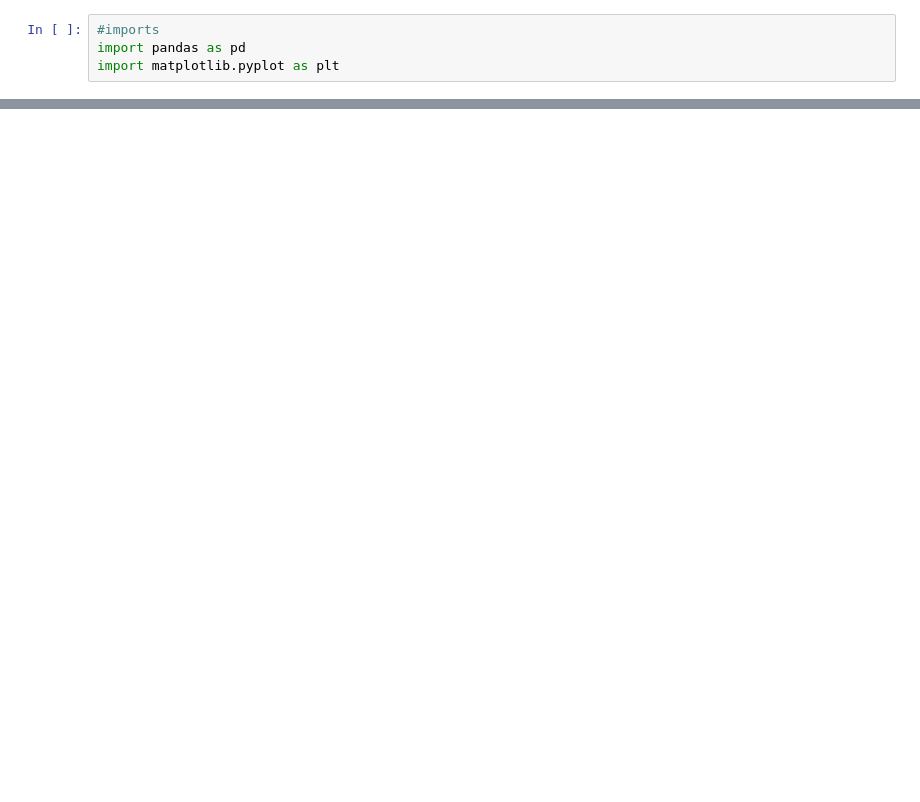
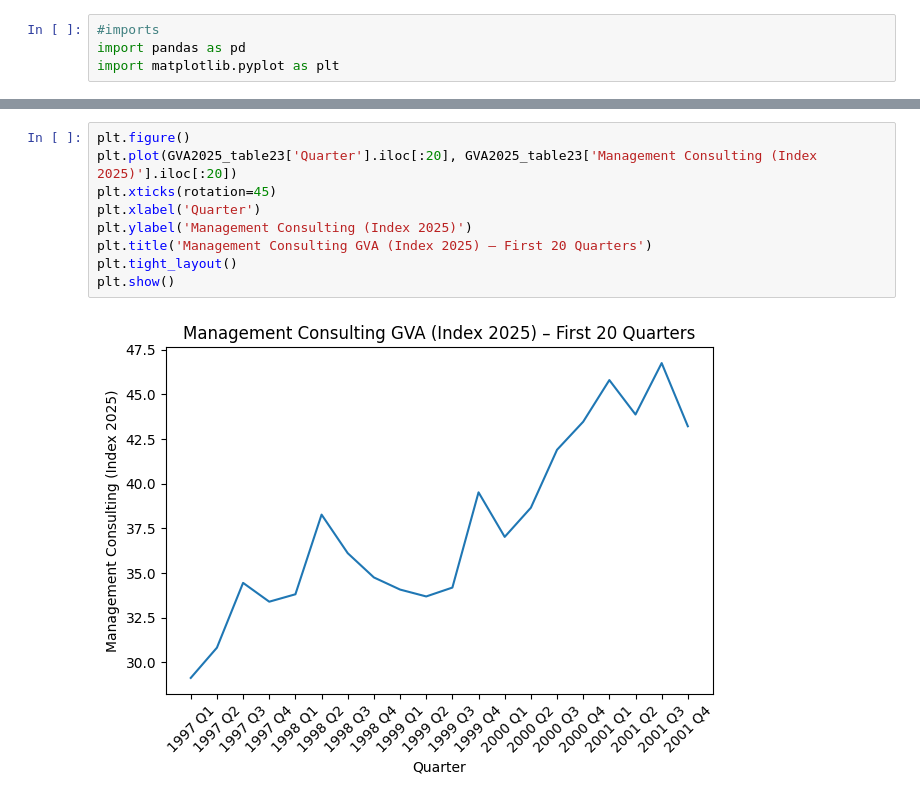
Before and after one commit to AdilY04/ConsultingHoursProductivity, a Jupyter notebook: cleaning_masterproductivityds.ipynb, the cells around one changed output, grey strips where cells are left out. Cells and saved outputs as stored; diff of their text form; blank space fills up the shorter version.

```diff
--- a/cleaning_masterproductivityds.ipynb
+++ b/cleaning_masterproductivityds.ipynb
@@ -32,0 +40,11 @@ HourlyOutput2025_table27 = reindex_sheet("Table_27", [0,1,2,3,5,6,7])
+# %%
+plt.figure()
+plt.plot(GVA2025_table23['Quarter'].iloc[:20], GVA2025_table23['Management Consulting (Index 2025)'].iloc[:20])
+plt.xticks(rotation=45)
+plt.xlabel('Quarter')
+plt.ylabel('Management Consulting (Index 2025)')
+plt.title('Management Consulting GVA (Index 2025) – First 20 Quarters')
+plt.tight_layout()
+plt.show()
+# %% [output]
+[figure, added]
```
Also changed, not shown: parts of 1 cell of this notebook.
